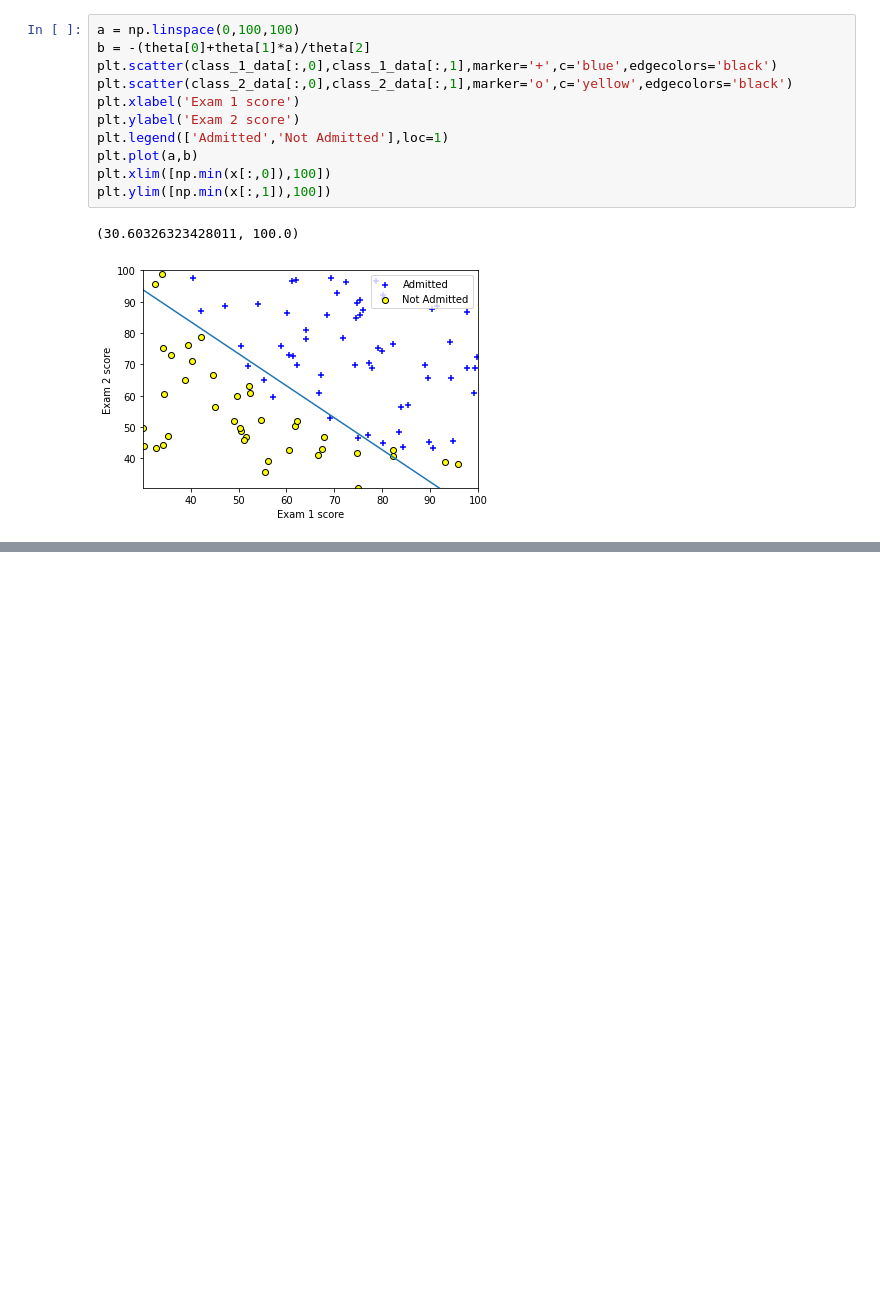
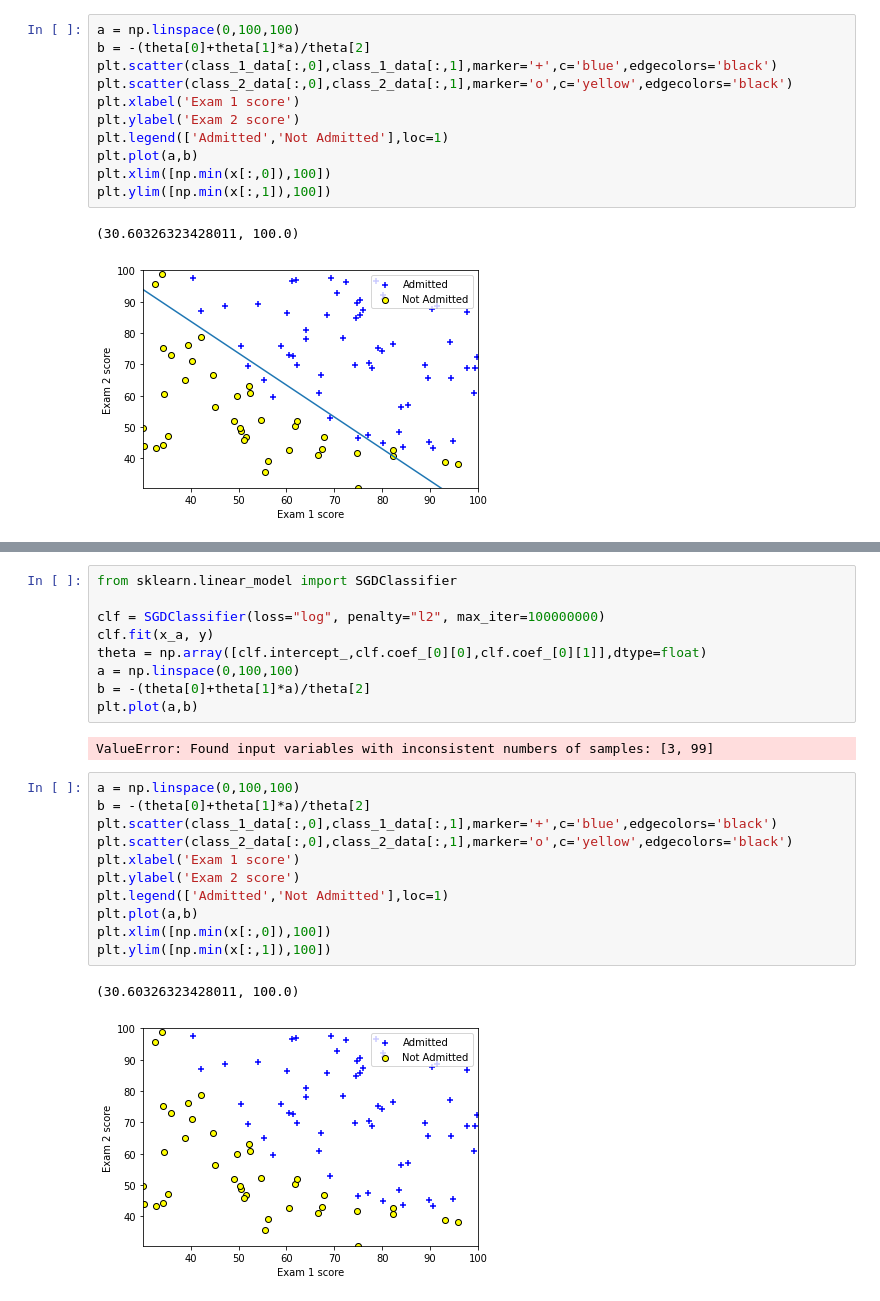
Before and after one commit to ChandraLiuswanto/MLE_test, a Jupyter notebook: Classification/ex2data1.ipynb, the cells around one changed output, grey strips where cells are left out. Saved outputs shown, nothing was run; the diff lists cells and outputs as text; blank space fills up the shorter version.

```diff
--- a/Classification/ex2data1.ipynb
+++ b/Classification/ex2data1.ipynb
@@ -73,0 +106,25 @@ predict(theta,45,85)
+# %%
+from sklearn.linear_model import SGDClassifier
+
+clf = SGDClassifier(loss="log", penalty="l2", max_iter=100000000)
+clf.fit(x_a, y)
+theta = np.array([clf.intercept_,clf.coef_[0][0],clf.coef_[0][1]],dtype=float)
+a = np.linspace(0,100,100)
+b = -(theta[0]+theta[1]*a)/theta[2]
+plt.plot(a,b)
+# %% [output]
+ValueError: Found input variables with inconsistent numbers of samples: [3, 99]
+# %%
+a = np.linspace(0,100,100)
+b = -(theta[0]+theta[1]*a)/theta[2]
+plt.scatter(class_1_data[:,0],class_1_data[:,1],marker='+',c='blue',edgecolors='black')
+plt.scatter(class_2_data[:,0],class_2_data[:,1],marker='o',c='yellow',edgecolors='black')
+plt.xlabel('Exam 1 score')
+plt.ylabel('Exam 2 score')
+plt.legend(['Admitted','Not Admitted'],loc=1)
+plt.plot(a,b)
+plt.xlim([np.min(x[:,0]),100])
+plt.ylim([np.min(x[:,1]),100])
+# %% [output]
+(30.60326323428011, 100.0)
+[figure, added]
```
Also changed, not shown: parts of 8 cells of this notebook, 1 other file.
